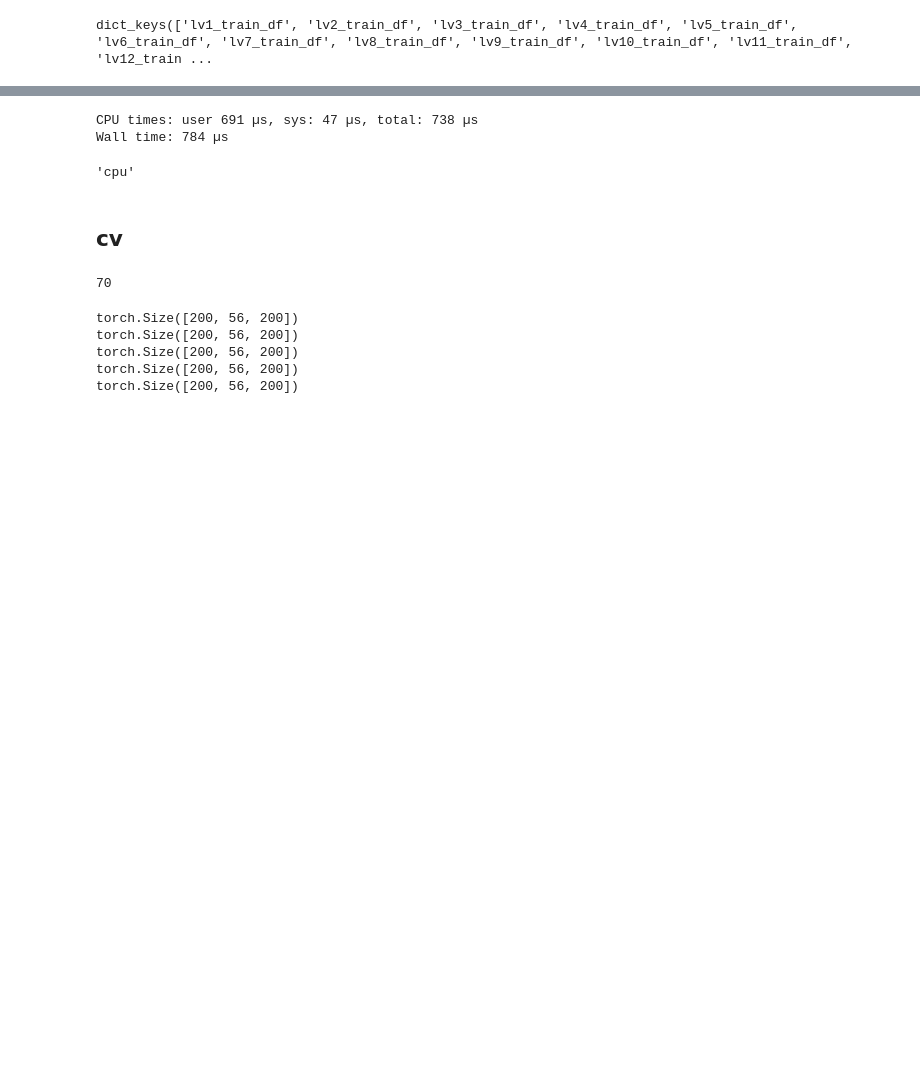
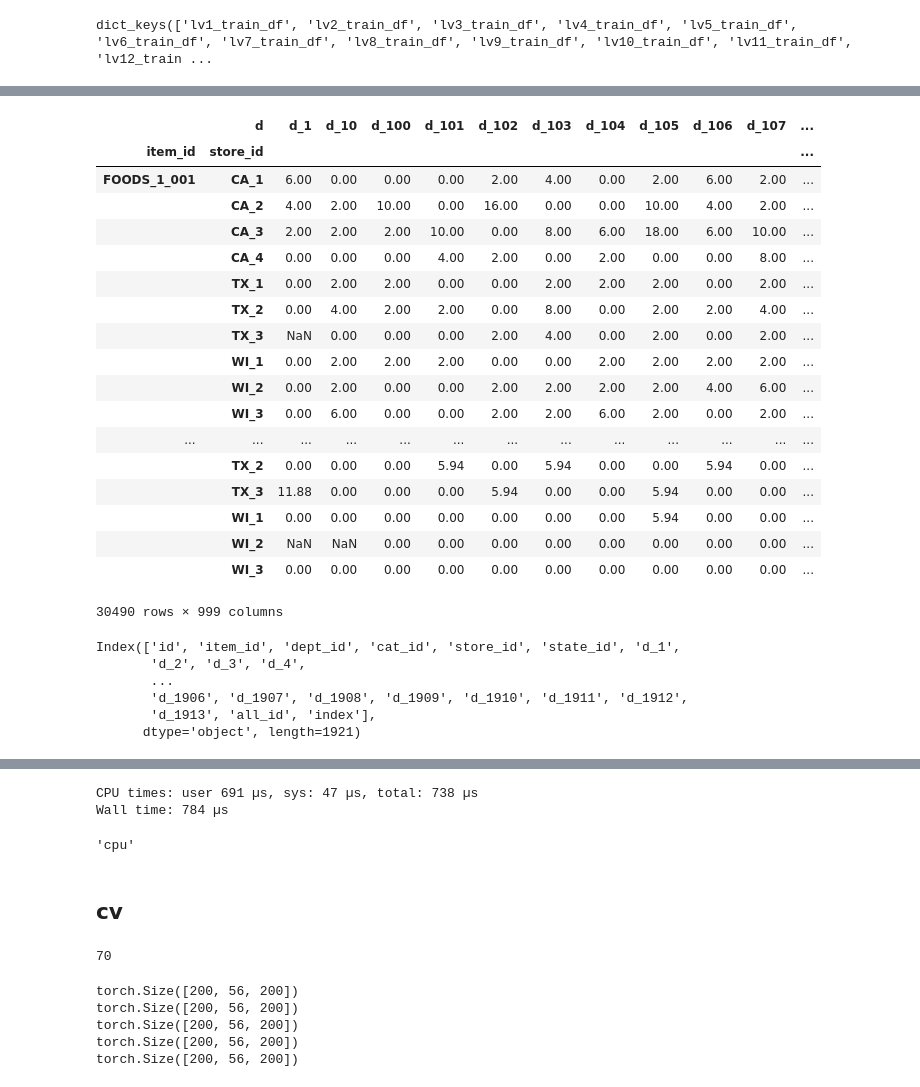
Before and after one commit to M0T0-2020/WalMart_2020, a Jupyter notebook: Train_Model_5.ipynb, the cells around one changed output, grey strips where cells are left out. Saved outputs shown, nothing was run; the diff lists cells and outputs as text; code cells hidden in the pictures; blank space fills up the shorter version.

```diff
--- a/Train_Model_5.ipynb
+++ b/Train_Model_5.ipynb
@@ -399,0 +573,2 @@ train_target_lv['lv6_train_df']
+# %%
+weight_df['wm_yr_wk'] = weight_df['d'].map(day_to_week)
@@ -399,0 +584,2 @@ train_target_lv['lv6_train_df']
+# %%
+weight_df = weight_df.merge(sell_prices_df, how='left', on=['item_id', 'store_id', 'wm_yr_wk'])
@@ -399,0 +599,3 @@ train_target_lv['lv6_train_df']
+# %%
+weight_df['value'] = weight_df['value'] * weight_df['sell_price']
+weight_df
@@ -399,0 +630,2 @@ train_target_lv['lv6_train_df']
+# %%
+weight_df = weight_df.set_index(['item_id', 'store_id', 'd']).unstack(level=2)['value']
@@ -399,0 +643,31 @@ train_target_lv['lv6_train_df']
+# %%
+weight_df
+# %% [output]
+|  | d | d_1 | d_10 | d_100 | d_101 | d_102 | d_103 | d_104 | d_105 | d_106 | d_107 | ... |
+| item_id | store_id |  |  |  |  |  |  |  |  |  |  | ... |
+| FOODS_1_001 | CA_1 | 6.00 | 0.00 | 0.00 | 0.00 | 2.00 | 4.00 | 0.00 | 2.00 | 6.00 | 2.00 | ... |
+|  | CA_2 | 4.00 | 2.00 | 10.00 | 0.00 | 16.00 | 0.00 | 0.00 | 10.00 | 4.00 | 2.00 | ... |
+|  | CA_3 | 2.00 | 2.00 | 2.00 | 10.00 | 0.00 | 8.00 | 6.00 | 18.00 | 6.00 | 10.00 | ... |
+|  | CA_4 | 0.00 | 0.00 | 0.00 | 4.00 | 2.00 | 0.00 | 2.00 | 0.00 | 0.00 | 8.00 | ... |
+|  | TX_1 | 0.00 | 2.00 | 2.00 | 0.00 | 0.00 | 2.00 | 2.00 | 2.00 | 0.00 | 2.00 | ... |
+|  | TX_2 | 0.00 | 4.00 | 2.00 | 2.00 | 0.00 | 8.00 | 0.00 | 2.00 | 2.00 | 4.00 | ... |
+|  | TX_3 | NaN | 0.00 | 0.00 | 0.00 | 2.00 | 4.00 | 0.00 | 2.00 | 0.00 | 2.00 | ... |
+|  | WI_1 | 0.00 | 2.00 | 2.00 | 2.00 | 0.00 | 0.00 | 2.00 | 2.00 | 2.00 | 2.00 | ... |
+|  | WI_2 | 0.00 | 2.00 | 0.00 | 0.00 | 2.00 | 2.00 | 2.00 | 2.00 | 4.00 | 6.00 | ... |
+|  | WI_3 | 0.00 | 6.00 | 0.00 | 0.00 | 2.00 | 2.00 | 6.00 | 2.00 | 0.00 | 2.00 | ... |
+| ... | ... | ... | ... | ... | ... | ... | ... | ... | ... | ... | ... | ... |
+|  | TX_2 | 0.00 | 0.00 | 0.00 | 5.94 | 0.00 | 5.94 | 0.00 | 0.00 | 5.94 | 0.00 | ... |
+|  | TX_3 | 11.88 | 0.00 | 0.00 | 0.00 | 5.94 | 0.00 | 0.00 | 5.94 | 0.00 | 0.00 | ... |
+|  | WI_1 | 0.00 | 0.00 | 0.00 | 0.00 | 0.00 | 0.00 | 0.00 | 5.94 | 0.00 | 0.00 | ... |
+|  | WI_2 | NaN | NaN | 0.00 | 0.00 | 0.00 | 0.00 | 0.00 | 0.00 | 0.00 | 0.00 | ... |
+|  | WI_3 | 0.00 | 0.00 | 0.00 | 0.00 | 0.00 | 0.00 | 0.00 | 0.00 | 0.00 | 0.00 | ... |
+30490 rows × 999 columns
+# %%
+original_train_df.columns
+# %% [output]
+Index(['id', 'item_id', 'dept_id', 'cat_id', 'store_id', 'state_id', 'd_1',
+       'd_2', 'd_3', 'd_4',
+       ...
+       'd_1906', 'd_1907', 'd_1908', 'd_1909', 'd_1910', 'd_1911', 'd_1912',
+       'd_1913', 'all_id', 'index'],
+      dtype='object', length=1921)
```
Also changed, not shown: parts of 55 cells of this notebook.
